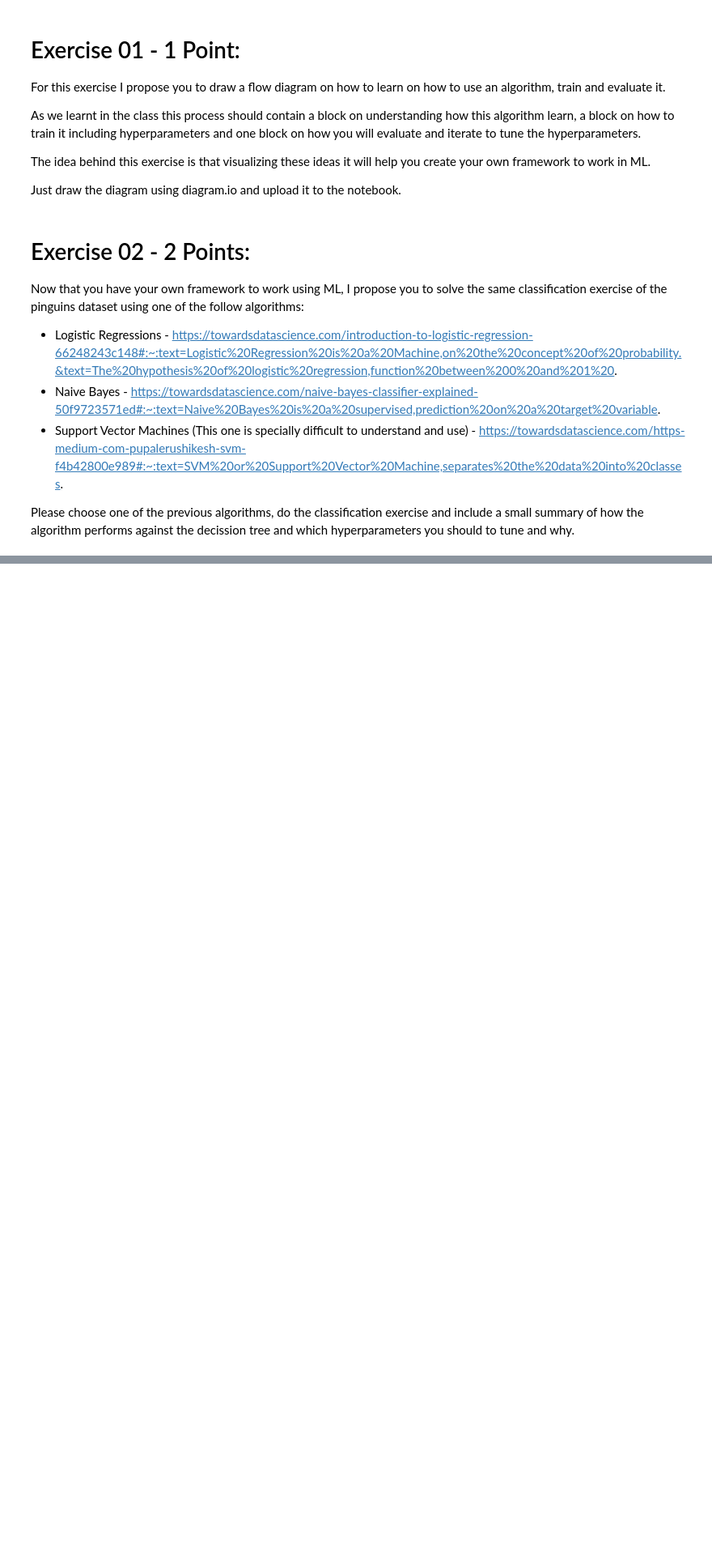
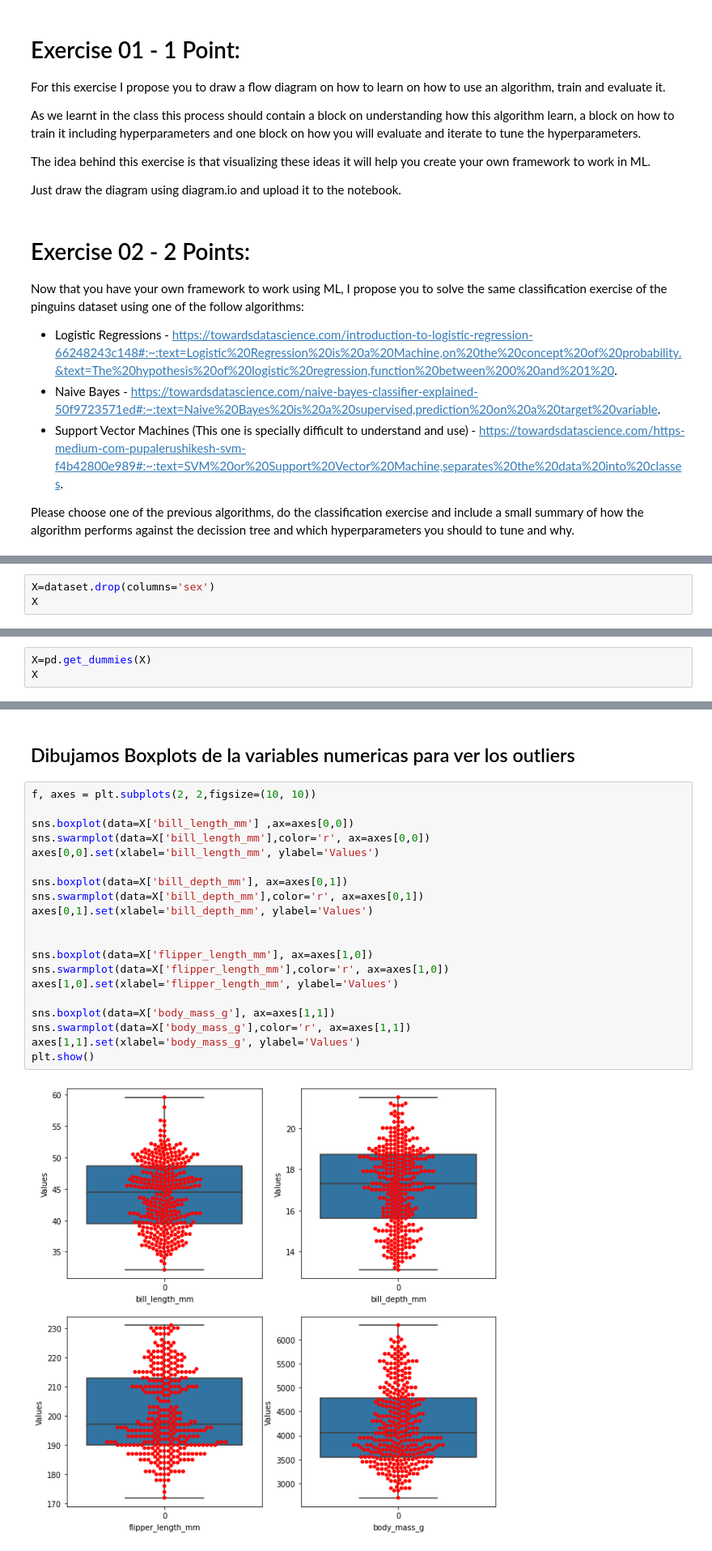
Before and after one commit to hecescam/IA3, a Jupyter notebook: ML_Exercises.ipynb, the cells around one changed output, grey strips where cells are left out. Shown at 81% size. Cells and saved outputs as stored; diff of their text form; blank space fills up the shorter version.

```diff
--- a/ML_Exercises.ipynb
+++ b/ML_Exercises.ipynb
@@ -26,0 +97,3 @@ Please choose one of the previous algorithms, do the classification exercise and
+# %%
+X=dataset.drop(columns='sex')
+X
@@ -26,0 +127,3 @@ Please choose one of the previous algorithms, do the classification exercise and
+# %%
+X=pd.get_dummies(X)
+X
@@ -26,0 +217,24 @@ Please choose one of the previous algorithms, do the classification exercise and
+# %% [markdown]
+## Dibujamos Boxplots de la variables numericas para ver los outliers
+# %%
+f, axes = plt.subplots(2, 2,figsize=(10, 10))
+
+sns.boxplot(data=X['bill_length_mm'] ,ax=axes[0,0])
+sns.swarmplot(data=X['bill_length_mm'],color='r', ax=axes[0,0])
+axes[0,0].set(xlabel='bill_length_mm', ylabel='Values')
+
+sns.boxplot(data=X['bill_depth_mm'], ax=axes[0,1])
+sns.swarmplot(data=X['bill_depth_mm'],color='r', ax=axes[0,1])
+axes[0,1].set(xlabel='bill_depth_mm', ylabel='Values')
+
+
+sns.boxplot(data=X['flipper_length_mm'], ax=axes[1,0])
+sns.swarmplot(data=X['flipper_length_mm'],color='r', ax=axes[1,0])
+axes[1,0].set(xlabel='flipper_length_mm', ylabel='Values')
+
+sns.boxplot(data=X['body_mass_g'], ax=axes[1,1])
+sns.swarmplot(data=X['body_mass_g'],color='r', ax=axes[1,1])
+axes[1,1].set(xlabel='body_mass_g', ylabel='Values')
+plt.show()
+# %% [output]
+[figure, added]
```
Also changed, not shown: parts of 32 cells of this notebook.
